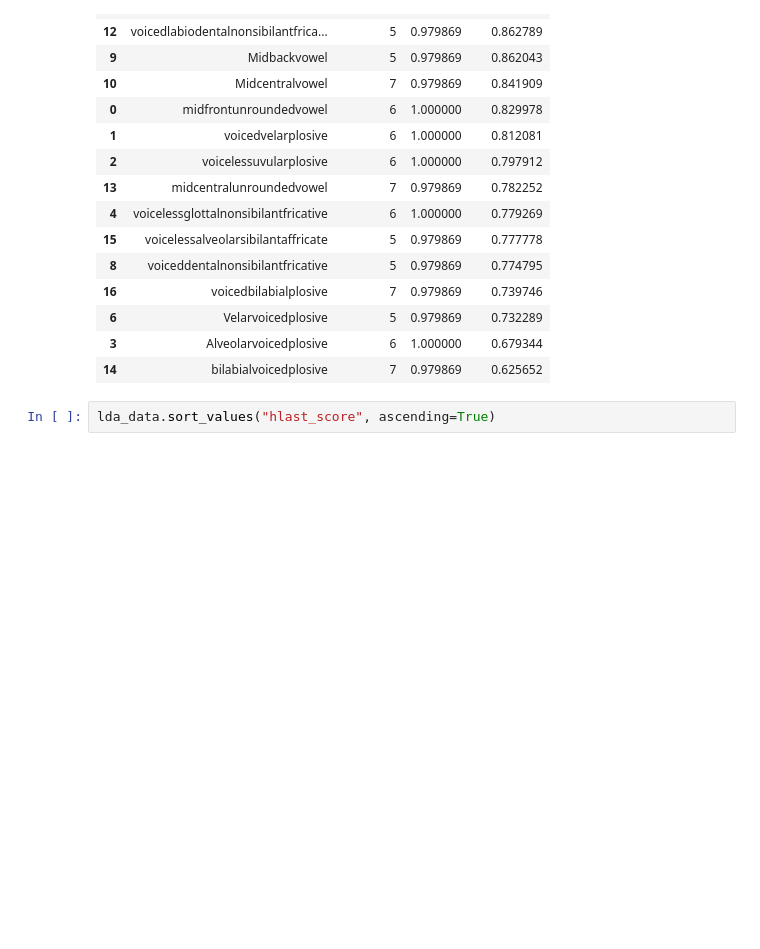
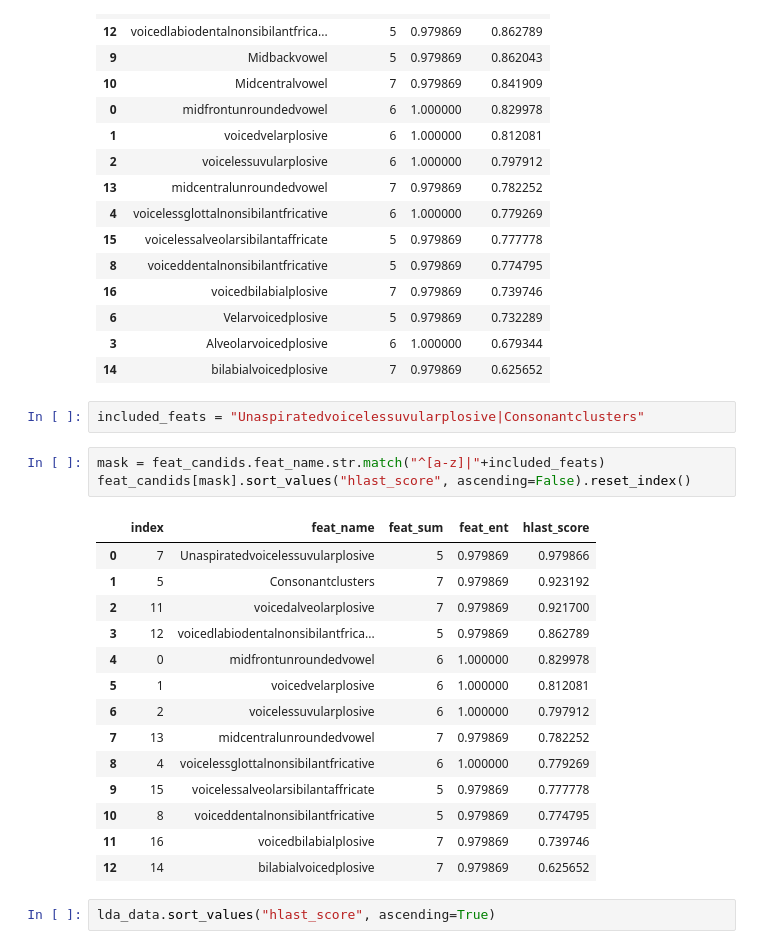
Before and after one commit to seantyh/modist, a Jupyter notebook: var/30.91-abo16-paper-figures.ipynb, the cells around one changed output. Cells and saved outputs as stored; diff of their text form; blank space fills up the shorter version.

```diff
--- a/var/30.91-abo16-paper-figures.ipynb
+++ b/var/30.91-abo16-paper-figures.ipynb
@@ -206,6 +203,26 @@ feat_candids
 | 6 | Velarvoicedplosive | 5 | 0.979869 | 0.732289 |
 | 3 | Alveolarvoicedplosive | 6 | 1.000000 | 0.679344 |
 | 14 | bilabialvoicedplosive | 7 | 0.979869 | 0.625652 |
+# %%
+included_feats = "Unaspiratedvoicelessuvularplosive|Consonantclusters"
+# %%
+mask = feat_candids.feat_name.str.match("^[a-z]|"+included_feats)
+feat_candids[mask].sort_values("hlast_score", ascending=False).reset_index()
+# %% [output]
+|  | index | feat_name | feat_sum | feat_ent | hlast_score |
+| 0 | 7 | Unaspiratedvoicelessuvularplosive | 5 | 0.979869 | 0.979866 |
+| 1 | 5 | Consonantclusters | 7 | 0.979869 | 0.923192 |
+| 2 | 11 | voicedalveolarplosive | 7 | 0.979869 | 0.921700 |
+| 3 | 12 | voicedlabiodentalnonsibilantfrica... | 5 | 0.979869 | 0.862789 |
+| 4 | 0 | midfrontunroundedvowel | 6 | 1.000000 | 0.829978 |
+| 5 | 1 | voicedvelarplosive | 6 | 1.000000 | 0.812081 |
+| 6 | 2 | voicelessuvularplosive | 6 | 1.000000 | 0.797912 |
+| 7 | 13 | midcentralunroundedvowel | 7 | 0.979869 | 0.782252 |
+| 8 | 4 | voicelessglottalnonsibilantfricative | 6 | 1.000000 | 0.779269 |
+| 9 | 15 | voicelessalveolarsibilantaffricate | 5 | 0.979869 | 0.777778 |
+| 10 | 8 | voiceddentalnonsibilantfricative | 5 | 0.979869 | 0.774795 |
+| 11 | 16 | voicedbilabialplosive | 7 | 0.979869 | 0.739746 |
+| 12 | 14 | bilabialvoicedplosive | 7 | 0.979869 | 0.625652 |
 # %%
 lda_data.sort_values("hlast_score", ascending=True)
 # %% [output]
```
Also changed, not shown: parts of 7 cells of this notebook, 1 other file.
